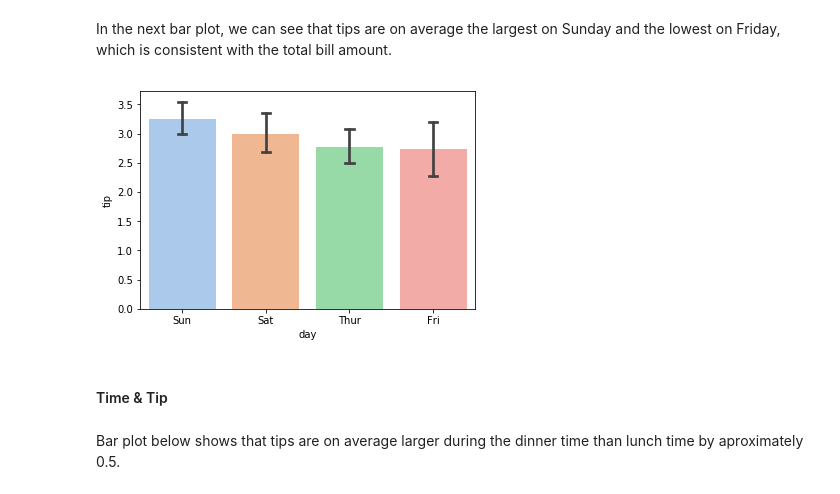
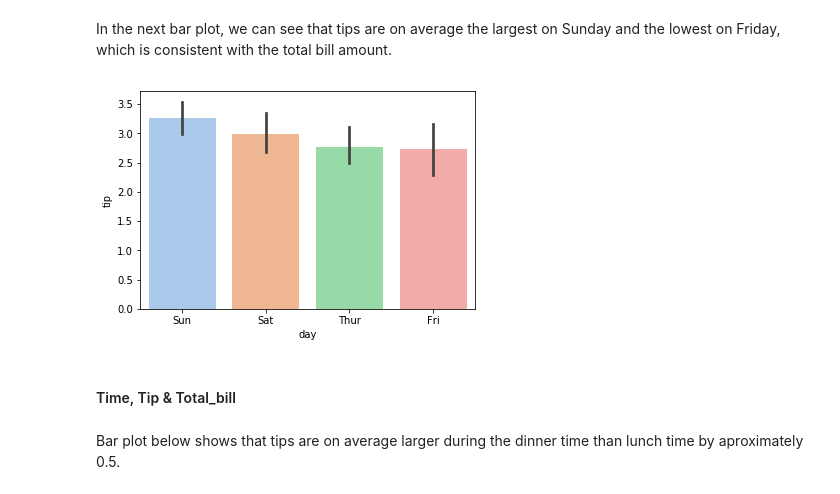
Before and after one commit to vukasm/project-2019-fundda, a Jupyter notebook: tips-dataset.ipynb, the cells around one changed output. Cells and saved outputs as stored; diff of their text form; code cells hidden in the pictures.

```diff
--- a/tips-dataset.ipynb
+++ b/tips-dataset.ipynb
@@ -224,11 +240,11 @@ bar = sns.barplot(x="day", y="total_bill", hue="sex", data=df, palette="pastel")
 # %% [markdown]
 In the next bar plot, we can see that tips are on average the largest on Sunday and the lowest on Friday, which is consistent with the total bill amount.
 # %%
-bar = sns.barplot(x="day", y="tip", data=df, palette="pastel", capsize=.1)
+bar = sns.barplot(x="day", y="tip", data=df, palette="pastel")
 # %% [output]
-[figure, old version]
+[figure, new version]
 # %% [markdown]
-#### Time & Tip
+#### Time, Tip & Total_bill
 # %% [markdown]
 Bar plot below shows that tips are on average larger during the dinner time than lunch time by aproximately 0.5.
 # %%
```
Also changed, not shown: parts of 12 cells of this notebook.
